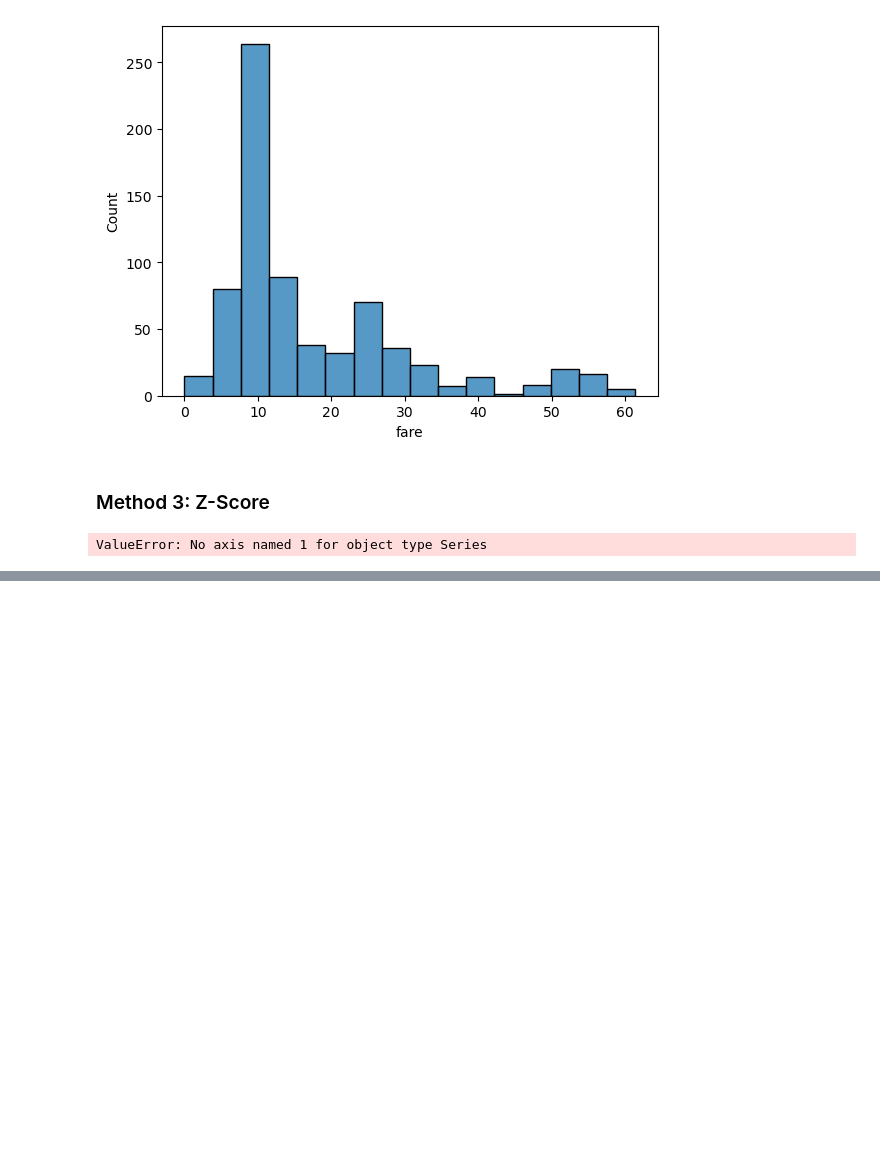
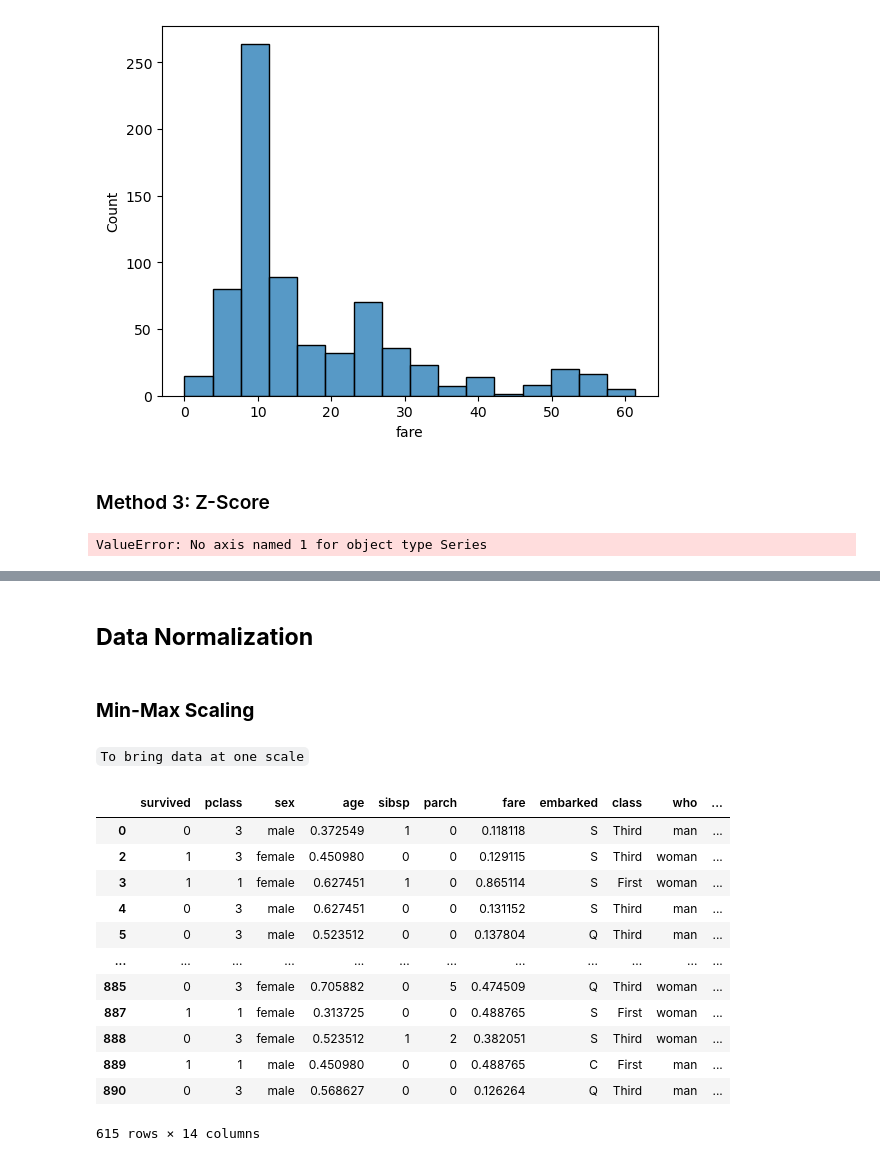
Before and after one commit to fareed23/data-science, a Jupyter notebook: day15/data_wrangling.ipynb, the cells around one changed output, grey strips where cells are left out. Saved outputs shown, nothing was run; the diff lists cells and outputs as text; code cells hidden in the pictures; blank space fills up the shorter version.

```diff
--- a/day15/data_wrangling.ipynb
+++ b/day15/data_wrangling.ipynb
@@ -165,0 +201,3 @@ ValueError: No axis named 1 for object type Series
+# %%
+# Dropping duplicates
+df.drop_duplicates(inplace=True)
@@ -165,0 +208,39 @@ ValueError: No axis named 1 for object type Series
+# %% [markdown]
+## **Data Normalization**
+# %% [markdown]
+### **Min-Max Scaling**
+# %% [markdown]
+`To bring data at one scale`
+# %%
+# 1. Import libraries
+import pandas as pd
+from sklearn.preprocessing import MinMaxScaler
+
+# 2. Data
+df
+
+# 3. Select columns to normalize
+cols_to_normalize = ['age', 'fare']
+
+# 4. Create the scaler function/tool
+scaler = MinMaxScaler()
+
+# 5. Fit and transform the data on scaler
+df[cols_to_normalize] = scaler.fit_transform(df[cols_to_normalize])
+
+# 6. Check the results
+df
+# %% [output]
+|  | survived | pclass | sex | age | sibsp | parch | fare | embarked | class | who | ... |
+| 0 | 0 | 3 | male | 0.372549 | 1 | 0 | 0.118118 | S | Third | man | ... |
+| 2 | 1 | 3 | female | 0.450980 | 0 | 0 | 0.129115 | S | Third | woman | ... |
+| 3 | 1 | 1 | female | 0.627451 | 1 | 0 | 0.865114 | S | First | woman | ... |
+| 4 | 0 | 3 | male | 0.627451 | 0 | 0 | 0.131152 | S | Third | man | ... |
+| 5 | 0 | 3 | male | 0.523512 | 0 | 0 | 0.137804 | Q | Third | man | ... |
+| ... | ... | ... | ... | ... | ... | ... | ... | ... | ... | ... | ... |
+| 885 | 0 | 3 | female | 0.705882 | 0 | 5 | 0.474509 | Q | Third | woman | ... |
+| 887 | 1 | 1 | female | 0.313725 | 0 | 0 | 0.488765 | S | First | woman | ... |
+| 888 | 0 | 3 | female | 0.523512 | 1 | 2 | 0.382051 | S | Third | woman | ... |
+| 889 | 1 | 1 | male | 0.450980 | 0 | 0 | 0.488765 | C | First | man | ... |
+| 890 | 0 | 3 | male | 0.568627 | 0 | 0 | 0.126264 | Q | Third | man | ... |
+615 rows × 14 columns
```
Also changed, not shown: parts of 14 cells of this notebook, 1 other file.
